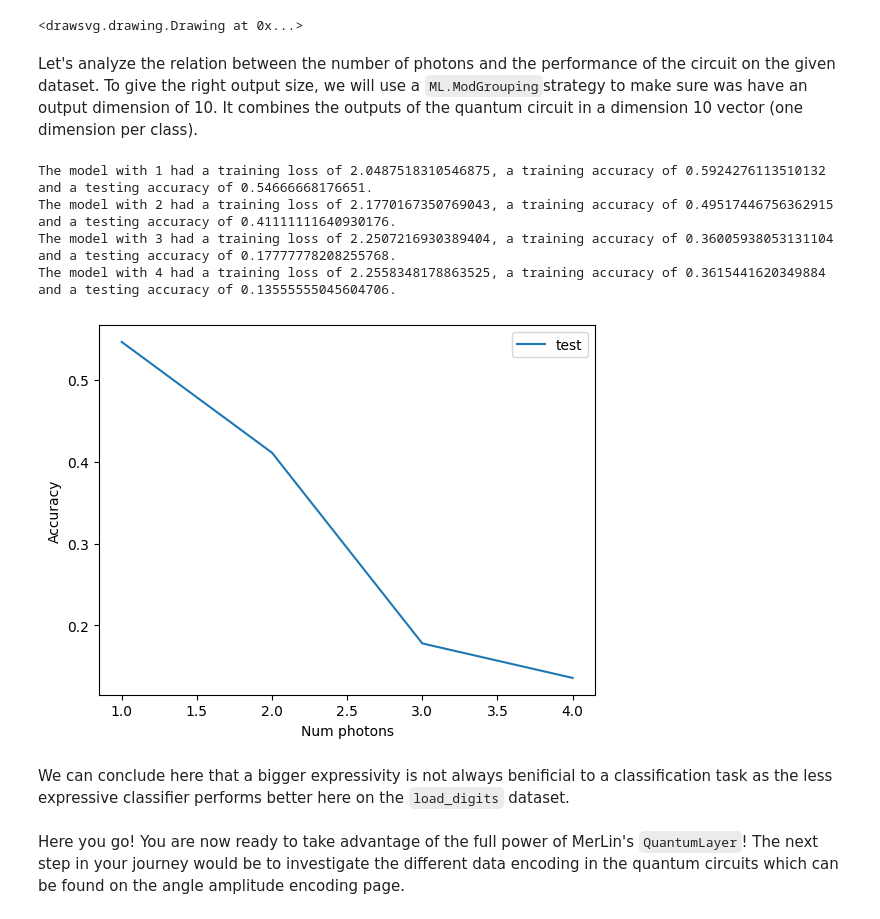
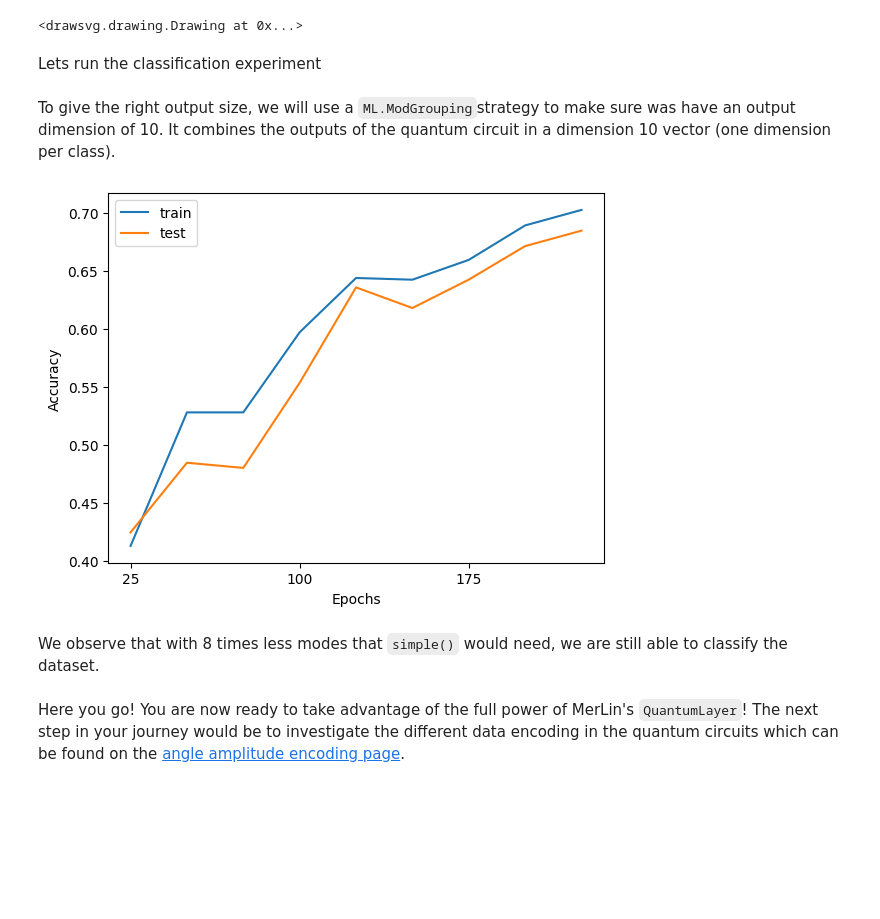
Before and after one commit to mosh3eb/merlin, a Jupyter notebook: docs/source/notebooks/FromSimpleToBuilder.ipynb, the cells around one changed output. Saved outputs shown, nothing was run; the diff lists cells and outputs as text; code cells hidden in the pictures; blank space fills up the shorter version.

```diff
--- a/docs/source/notebooks/FromSimpleToBuilder.ipynb
+++ b/docs/source/notebooks/FromSimpleToBuilder.ipynb
@@ -183,0 +219,8 @@ pcvl.pdisplay(circuit_builder.to_pcvl_circuit())
+# %%
+circuit = ML.CircuitBuilder(n_modes=3)
+
+circuit.add_entangling_layer()
+circuit.add_angle_encoding(modes=[1,2])
+circuit.add_entangling_layer()
+
+pcvl.pdisplay(circuit.to_pcvl_circuit())
@@ -232,8 +330,8 @@ for _ in range(8):
 pcvl.pdisplay(circuit.to_pcvl_circuit())
 # %% [output]
 <drawsvg.drawing.Drawing at 0x...>
-# %% [markdown]
-Let's analyze the relation between the number of photons and the performance of the circuit on the given dataset. To give the right output size, we will use a ``ML.ModGrouping``strategy to make sure was have an output dimension of 10. It combines the outputs of the quantum circuit in a dimension 10 vector (one dimension per class).
+# %% [markdown]
+Lets run the classification experiment
 # %%
 # A simple training experiment
 def run_experiment(layer: torch.nn.Module, epochs: int = 60, lr: float = 0.05):
@@ -255,37 +353,40 @@ def run_experiment(layer: torch.nn.Module, epochs: int = 60, lr: float = 0.05):
         train_acc = (train_preds == y_train).float().mean().item()
         test_acc = (test_preds == y_test).float().mean().item()
     return losses, train_acc, test_acc
+# %% [markdown]
+To give the right output size, we will use a ``ML.ModGrouping``strategy to make sure was have an output dimension of 10. It combines the outputs of the quantum circuit in a dimension 10 vector (one dimension per class).
 # %%
-test_accuracies = []
-
-for num_photons in [1, 2, 3, 4]:
-    qcirc = ML.QuantumLayer(builder=deepcopy(circuit), n_photons=num_photons)
+# Running the experiment
+test_accs, train_accs = [], []
+epochs = [25 * i for i in range(1, 10)]
+for epoch in epochs:
+    qcirc = ML.QuantumLayer(builder=deepcopy(circuit), n_photons=1)
     quantum_classifier = nn.Sequential(qcirc, ML.ModGrouping(qcirc.output_size, 10))
 
-    losses, train_acc, test_acc = run_experiment(
-        quantum_classifier, epochs=100, lr=0.01
-    )
+    losses, train_acc, test_acc = run_experiment(quantum_classifier, epochs=epoch, lr=0.01)
+    test_accs.append(test_acc)
+    train_accs.append(train_acc)
 
-    test_accuracies.append(test_acc)
+# Plotting function
+plt.plot(epochs, train_accs, label="train")
+plt.plot(epochs, test_accs, label="test")
+ticks = epochs
+indexes_to_pop = []
+index = 0
+for i in range(len(epochs)):
+    if i % 3 > 0:
+        ticks.pop(index)
+    else:
+        index += 1
 
-    print(
-        f"The model with {num_photons} had a training loss of {losses[-1]}, a training accuracy of {train_acc} and a testing accuracy of {test_acc}."
-    )
-
-
-# Plotting function)
-plt.plot([1, 2, 3, 4], test_accuracies, label="test")
-plt.xlabel("Num photons")
+plt.xticks(ticks=ticks, labels=[str(p) for p in ticks])
+plt.xlabel("Epochs")
 plt.ylabel("Accuracy")
 plt.legend()
 plt.show()
 # %% [output]
-The model with 1 had a training loss of 2.0487518310546875, a training accuracy of 0.5924276113510132 and a testing accuracy of 0.54666668176651.
-The model with 2 had a training loss of 2.1770167350769043, a training accuracy of 0.49517446756362915 and a testing accuracy of 0.41111111640930176.
-The model with 3 had a training loss of 2.2507216930389404, a training accuracy of 0.36005938053131104 and a testing accuracy of 0.17777778208255768.
-The model with 4 had a training loss of 2.2558348178863525, a training accuracy of 0.3615441620349884 and a testing accuracy of 0.13555555045604706.
-[figure, old version]
+[figure, new version]
-# %% [markdown]
-We can conclude here that a bigger expressivity is not always benificial to a classification task as the less expressive classifier performs better here on the ``load_digits`` dataset.
+# %% [markdown]
+We observe that with 8 times less modes that ``simple()`` would need, we are still able to classify the dataset.
 # %% [markdown]
-Here you go! You are now ready to take advantage of the full power of MerLin's ``QuantumLayer``! The next step in your journey would be to investigate the different data encoding in the quantum circuits which can be found on the angle amplitude encoding page.
+Here you go! You are now ready to take advantage of the full power of MerLin's ``QuantumLayer``! The next step in your journey would be to investigate the different data encoding in the quantum circuits which can be found on the [angle amplitude encoding page](../user_guide/angle_amplitude_encoding.rst).
```
Also changed, not shown: parts of 20 cells of this notebook.
